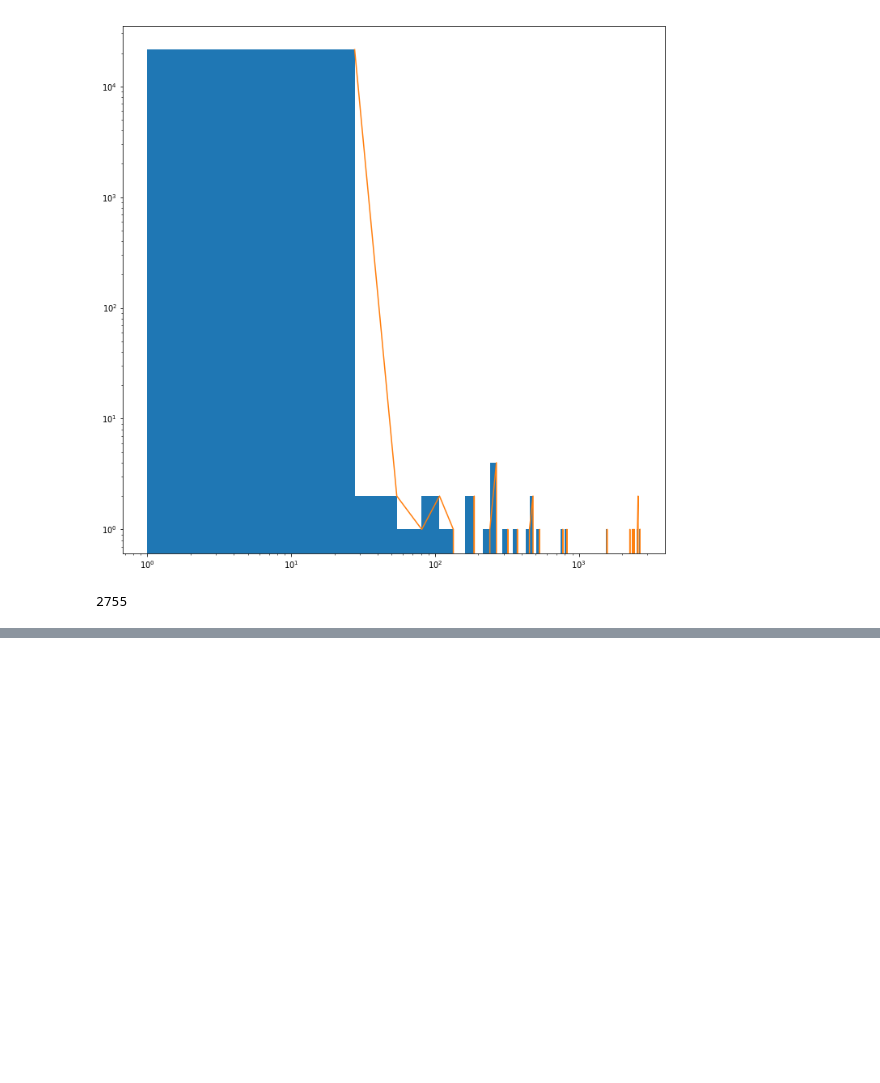
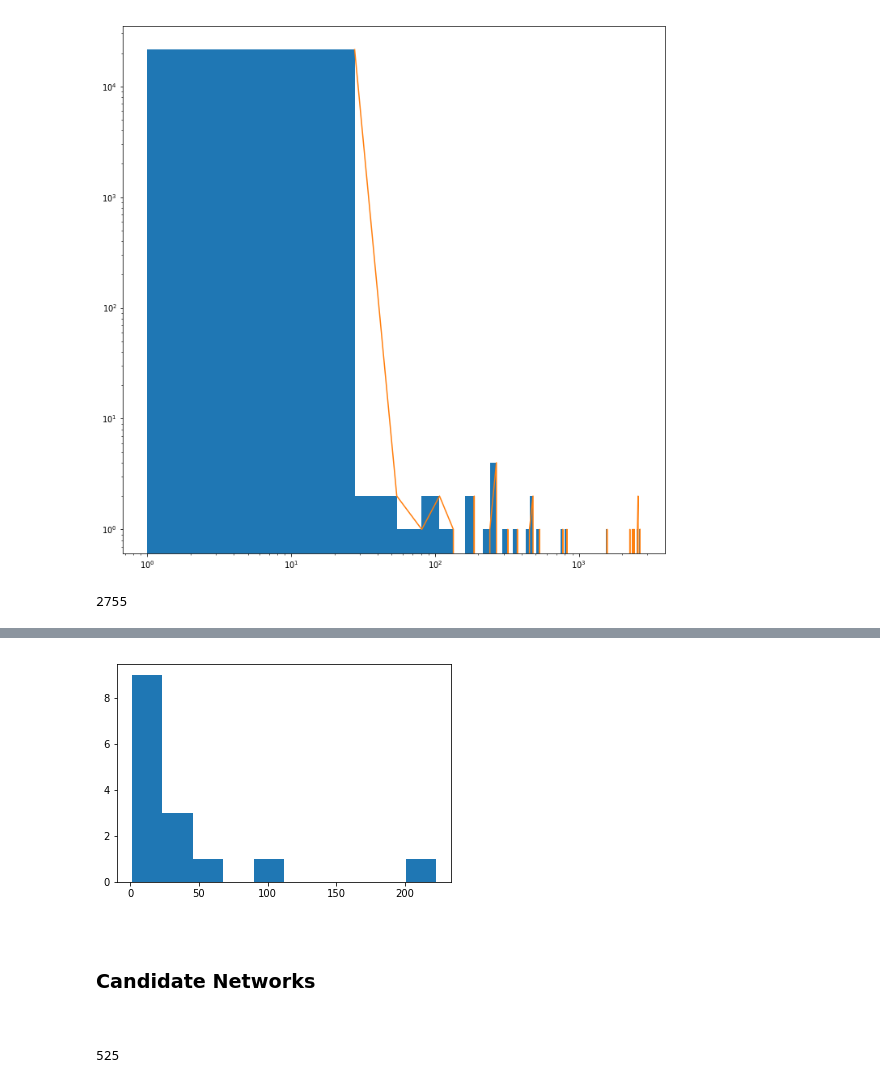
Before and after one commit to SmilodonCub/DATA620, a Jupyter notebook: Social_Network_Analysis_4Startups.ipynb, the cells around one changed output, grey strips where cells are left out. Saved outputs shown, nothing was run; the diff lists cells and outputs as text; code cells hidden in the pictures; blank space fills up the shorter version.

```diff
--- a/Social_Network_Analysis_4Startups.ipynb
+++ b/Social_Network_Analysis_4Startups.ipynb
@@ -719,0 +790,19 @@ cliques
+# %%
+plt.hist( weights )
+plt.show()
+# %% [output]
+[figure, added]
+# %% [markdown]
+<br>
+
+### Candidate Networks
+
+<br>
+# %%
+cannet = bi.weighted_projected_graph( g, candidates, ratio=False )
+# trim away severed connections
+subg = (list(cannet.subgraph(c) for c in nx.connected_components( cannet )))
+cannet_trim = subg[0]
+print( len( cannet_trim ) )
+# %% [output]
+525
```
Also changed, not shown: parts of 113 cells of this notebook.
